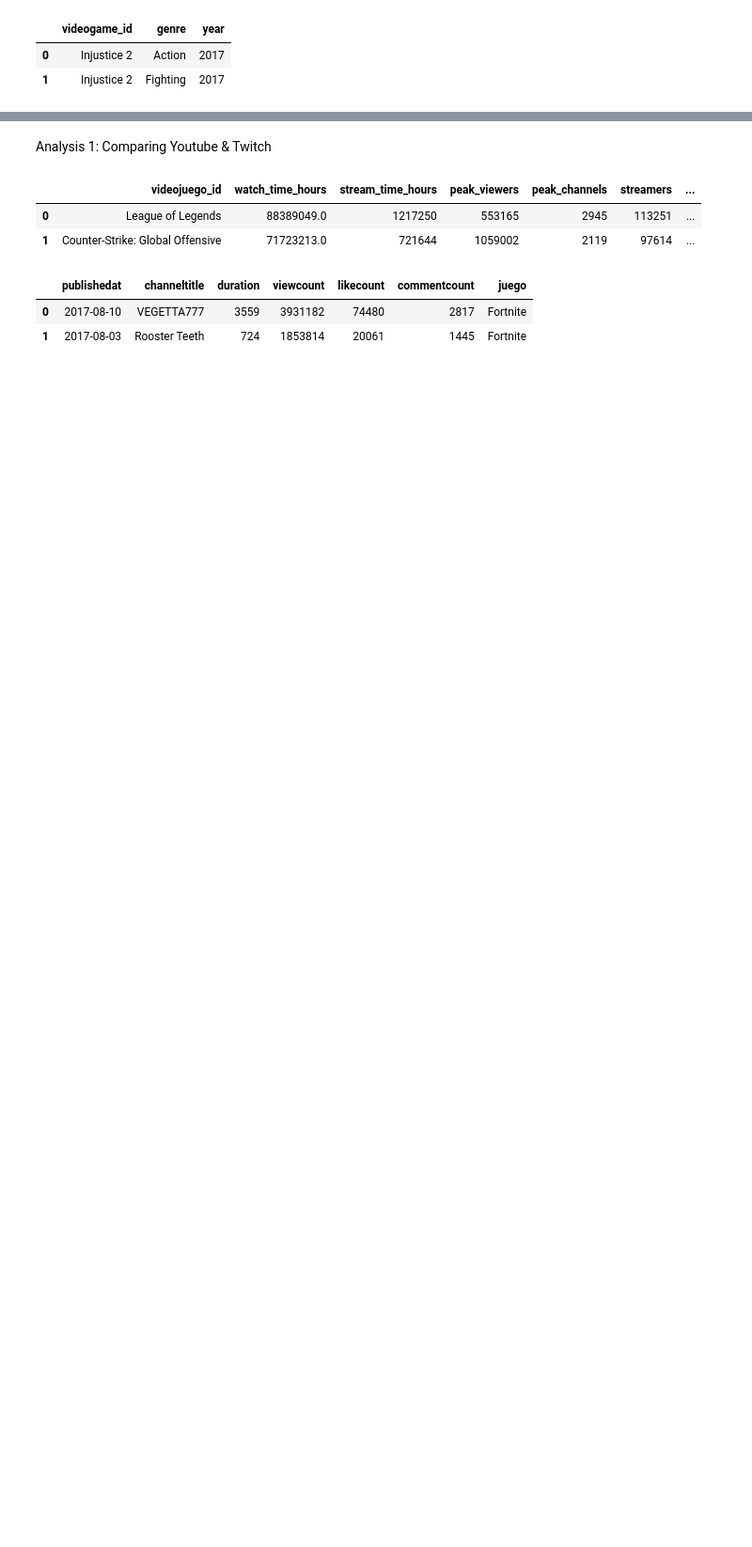
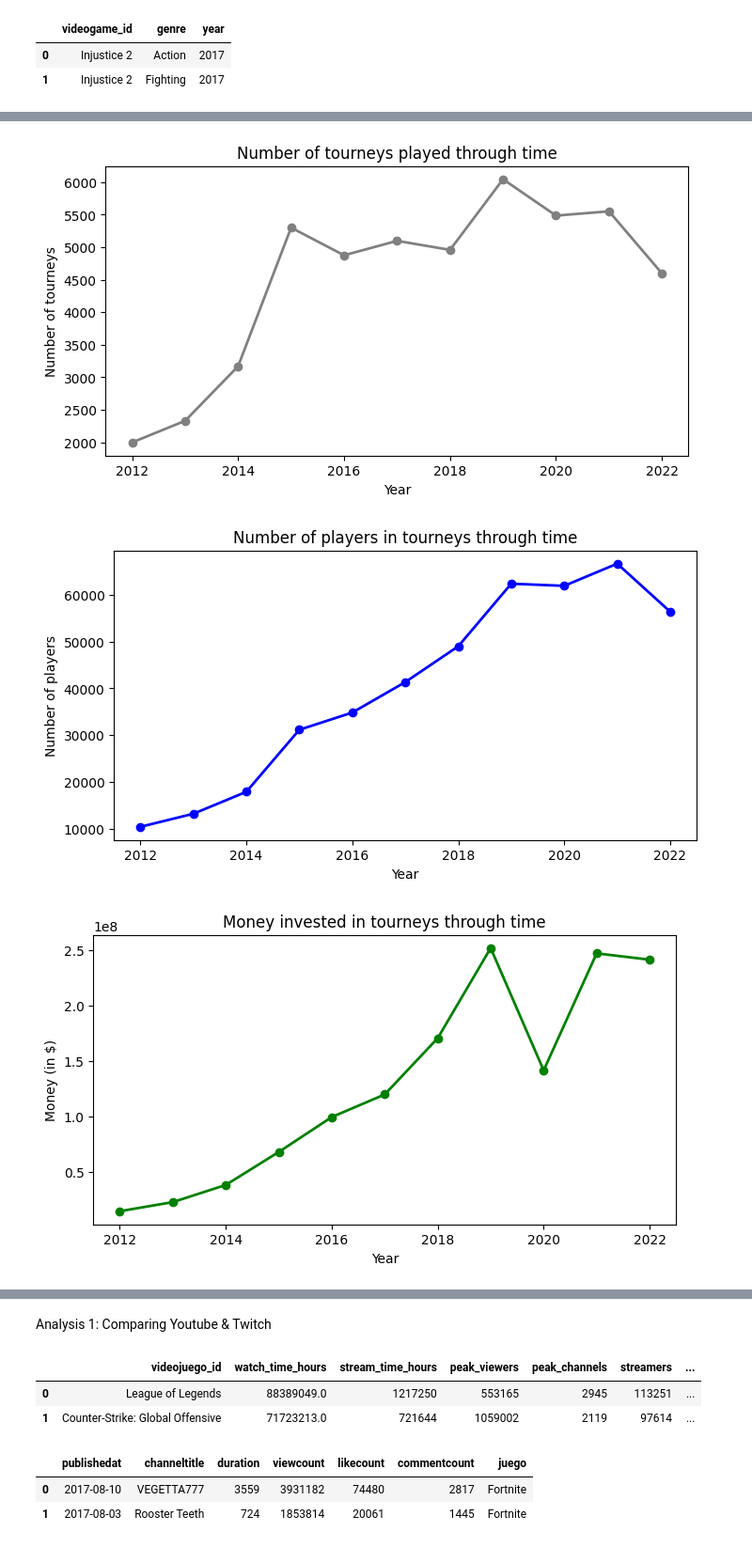
Before and after one commit to JorgeLlorente/video_gaming_industry_analysis, a Jupyter notebook: notebooks/data_visualization.ipynb, the cells around one changed output, grey strips where cells are left out. Shown at 94% size. Saved outputs shown, nothing was run; the diff lists cells and outputs as text; code cells hidden in the pictures; blank space fills up the shorter version.

```diff
--- a/notebooks/data_visualization.ipynb
+++ b/notebooks/data_visualization.ipynb
@@ -315,0 +349,5 @@ df_years.groupby(["genre"])["year"].count().reset_index()
+# %%
+query_tourneys = '''SELECT * FROM videogames_industry.torneos;'''
+df_tourneys = pd.read_sql(query_tourneys, engine)
+df_tourneys["fecha"] = pd.to_datetime(df_tourneys["fecha"])
+df_tourneys.head()
@@ -315,0 +361,3 @@ df_years.groupby(["genre"])["year"].count().reset_index()
+# %%
+df_tourneys_year = df_tourneys.groupby(df_tourneys["fecha"].dt.year)[["torneos", "jugadores", "dinero"]].sum().round().reset_index()
+df_tourneys_year.head()
@@ -315,0 +371,38 @@ df_years.groupby(["genre"])["year"].count().reset_index()
+# %%
+plt.rcParams["figure.figsize"] = [8.0, 4.0]
+
+fig1 = plt.figure("Figure 1")
+plt.title("Number of tourneys played through time")
+plt.xlabel("Year")
+plt.ylabel("Number of tourneys")
+plt.plot(df_tourneys_year["fecha"],
+         df_tourneys_year["torneos"],
+         color = "grey",
+         linewidth = 2,
+         marker = "o");
+
+
+fig2 = plt.figure("Figure 2")
+plt.title("Number of players in tourneys through time")
+plt.xlabel("Year")
+plt.ylabel("Number of players")
+plt.plot(df_tourneys_year["fecha"],
+df_tourneys_year["jugadores"],
+color = "blue",
+linewidth = 2,
+marker = "o");
+
+
+fig3 = plt.figure("Figure 3")
+plt.title("Money invested in tourneys through time")
+plt.xlabel("Year")
+plt.ylabel("Money (in $)")
+plt.plot(df_tourneys_year["fecha"],
+df_tourneys_year["dinero"],
+color = "green",
+linewidth = 2,
+marker = "o");
+# %% [output]
+[figure, added]
+[figure, added]
+[figure, added]
```
Also changed, not shown: parts of 28 cells of this notebook, 9 other files.
